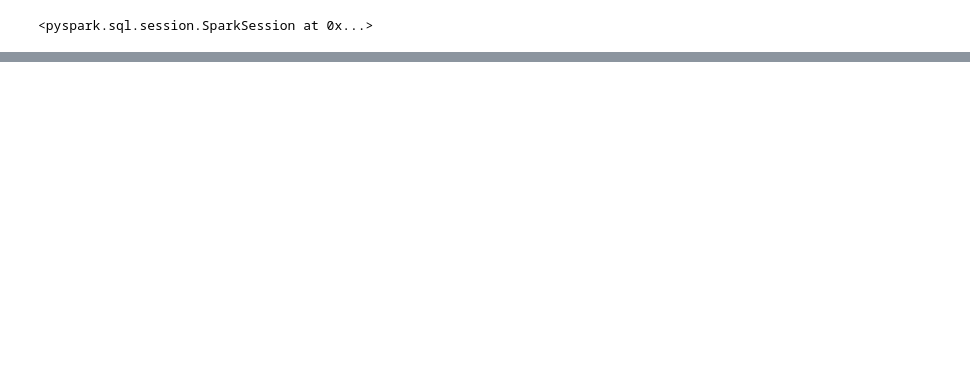
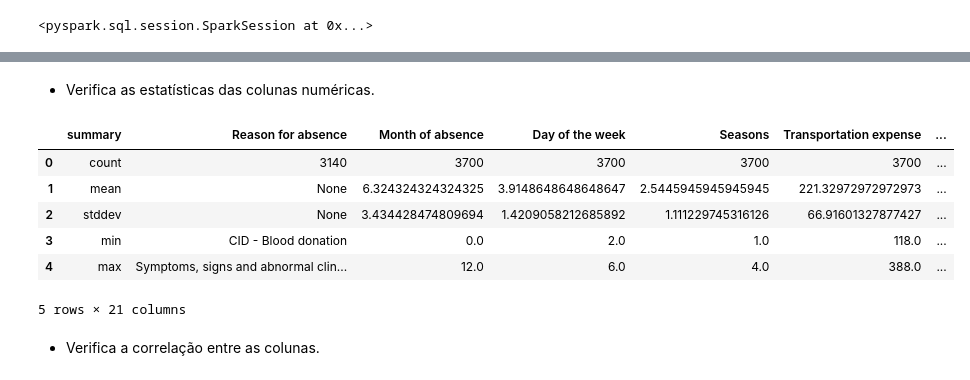
Before and after one commit to GuilhermeVCCdaSilva/ProjetoBD, a Jupyter notebook: ProjetoBigData_GuilhermeSilvaMarineFournieGonçaloAlves.ipynb, the cells around one changed output, grey strips where cells are left out. Drawn from its saved outputs; the diff is of its cells as text; code cells hidden in the pictures; blank space fills up the shorter version.

```diff
--- a/ProjetoBigData_GuilhermeSilvaMarineFournieGonçaloAlves.ipynb
+++ b/ProjetoBigData_GuilhermeSilvaMarineFournieGonçaloAlves.ipynb
@@ -198,0 +251,41 @@ df.dtypes
+# %%
+from pyspark.sql.functions import when
+from pyspark.sql.functions import array
+from pyspark.sql.functions import udf
+# Criar o dicionario mapping
+mapping_dict = {
+    0: "CID - Patient follow-up",
+    1: "CID - Medical consultation",
+    2: "CID - Blood donation",
+    3: "CID - Laboratory examination",
+    4: "CID - Unjustified absence",
+    5: "CID - Physiotherapy",
+    6: "CID - Dental consultation",
+    7: "Certain infectious and parasitic diseases",
+    8: "Neoplasms",
+    9: "Diseases of the blood and blood-forming organs and certain disorders involving the immune mechanism",
+    10: "Endocrine, nutritional and metabolic diseases",
+    11: "Mental and behavioural disorders",
+    12: "Diseases of the nervous system",
+    13: "Diseases of the eye and adnexa",
+    14: "Diseases of the ear and mastoid process",
+    15: "Diseases of the circulatory system",
+    16: "Diseases of the respiratory system",
+    17: "Diseases of the digestive system",
+    18: "Diseases of the skin and subcutaneous tissue",
+    19: "Diseases of the musculoskeletal system and connective tissue",
+    20: "Diseases of the genitourinary system",
+    21: "Pregnancy, childbirth and the puerperium",
+    22: "Certain conditions originating in the perinatal period",
+    23: "Congenital malformations, deformations and chromosomal abnormalities",
+    24: "Symptoms, signs and abnormal clinical and laboratory findings, not elsewhere classified",
+    25: "Injury, poisoning and certain other consequences of external causes",
+    26: "External causes of morbidity and mortality",
+    27: "Factors influencing health status and contact with health services"
+}
+
+# Criar a função definida pelo usuário.
+map_reason = udf(lambda x: mapping_dict.get(x))
+
+# Aplicar a função definida pelo usuário ao dataframe
+df = df.withColumn("Reason for absence", map_reason(col("Reason for absence")))
@@ -213,3 +356,17 @@ df.describe().show()
+# %% [markdown]
+- Verifica as estatísticas das colunas numéricas.
+# %%
+df.describe().toPandas()
+# %% [output]
+|  | summary | Reason for absence | Month of absence | Day of the week | Seasons | Transportation expense | ... |
+| 0 | count | 3140 | 3700 | 3700 | 3700 | 3700 | ... |
+| 1 | mean | None | 6.324324324324325 | 3.9148648648648647 | 2.5445945945945945 | 221.32972972972973 | ... |
+| 2 | stddev | None | 3.434428474809694 | 1.4209058212685892 | 1.111229745316126 | 66.91601327877427 | ... |
+| 3 | min | CID - Blood donation | 0.0 | 2.0 | 1.0 | 118.0 | ... |
+| 4 | max | Symptoms, signs and abnormal clin... | 12.0 | 6.0 | 4.0 | 388.0 | ... |
+5 rows × 21 columns
+# %% [markdown]
+- Verifica a correlação entre as colunas.
 # %%
 corr = df.stat.corr("Month of absence", "Transportation expense")
 print(corr)
```
Also changed, not shown: parts of 56 cells of this notebook.
